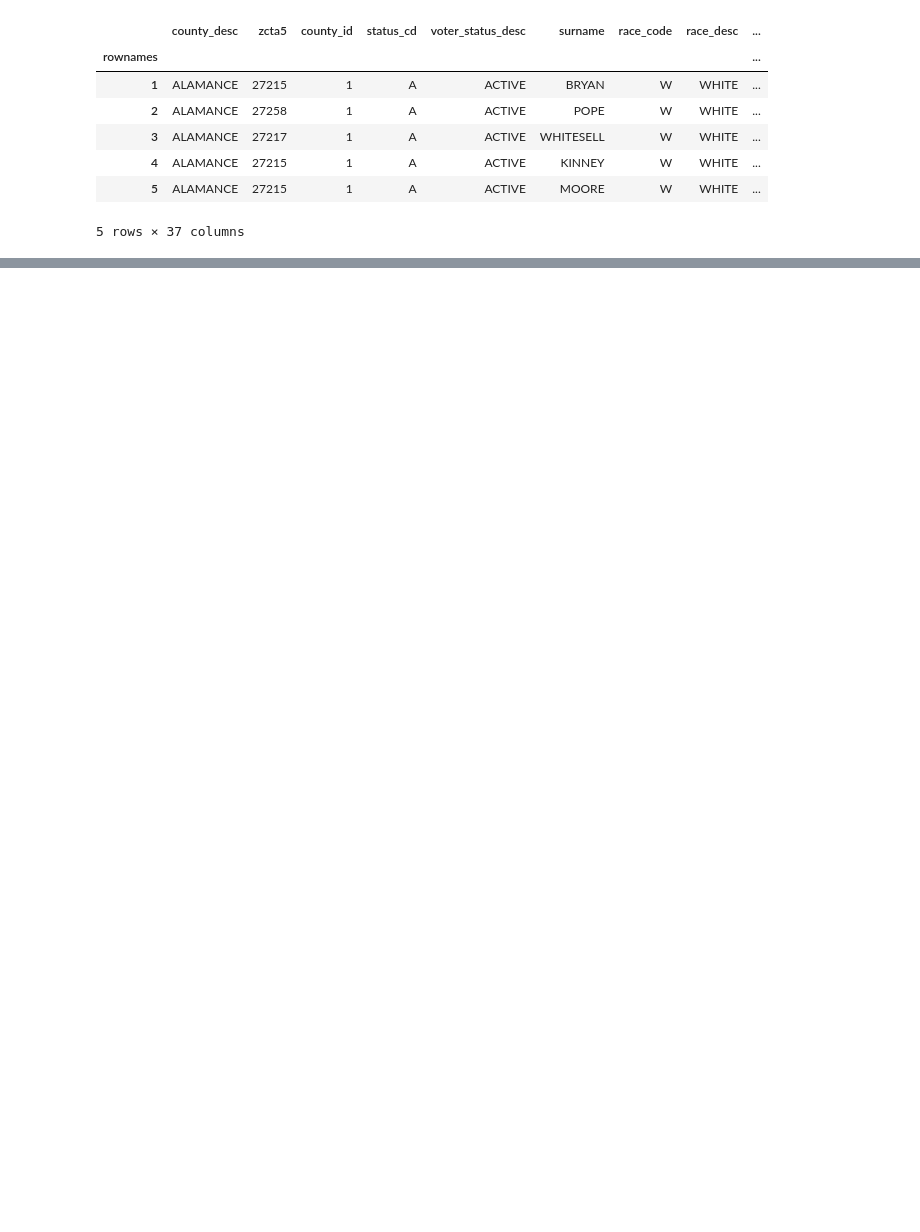
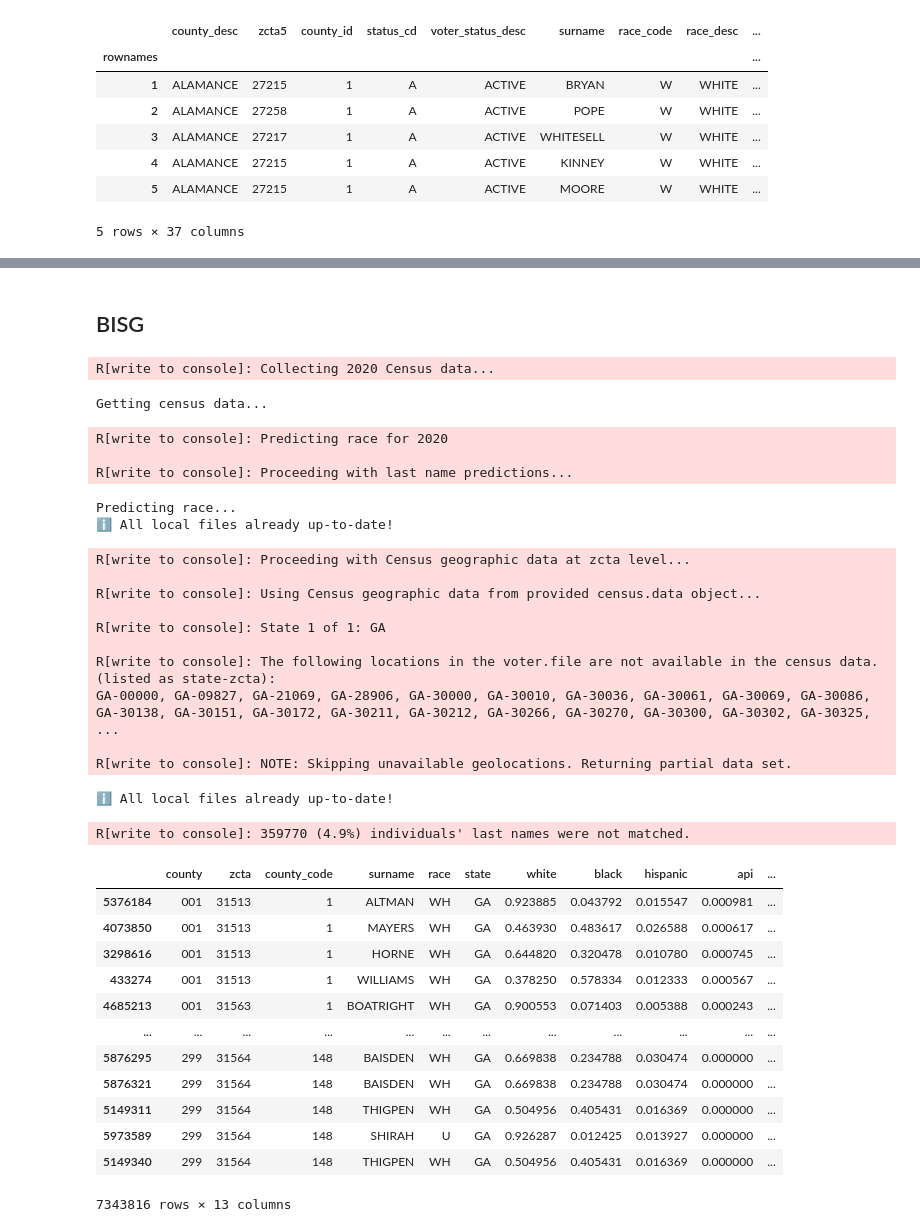
Before and after one commit to LetianY/project-bisg, a Jupyter notebook: notebooks/wru_testing.ipynb, the cells around one changed output, grey strips where cells are left out. Drawn from its saved outputs; the diff is of its cells as text; code cells hidden in the pictures; blank space fills up the shorter version.

```diff
--- a/notebooks/wru_testing.ipynb
+++ b/notebooks/wru_testing.ipynb
@@ -80,0 +178,13 @@ R[write to console]: 328614 (4.9%) individuals' last names were not matched.
+# %%
+try:
+    result = pyreadr.read_r("../data/ga_voter_reg_cleanedwbisg.rds")
+except FileNotFoundError:
+        print(f"Error: File not found.")
+        exit()
+
+if not result:
+    print("Error: No data found in the .rds file.")
+    exit()
+
+df = result[list(result.keys())[0]]
+df.head()
@@ -80,0 +213,41 @@ R[write to console]: 328614 (4.9%) individuals' last names were not matched.
+# %%
+df = df[['county', 'zcta5', 'county_code', 'surname', 'race', 'state']]
+# %% [markdown]
+## BISG
+# %%
+bisg_result = wru_predictor.inference(df, model='BISG', state="GA", year="2020", census_geo="zcta", census_surname=True,
+                                 surname_only=False, names_to_use="surname", impute_missing=False, skip_bad_geos=True, use_counties=False)
+bisg_result
+# %% [output]
+R[write to console]: Collecting 2020 Census data...
+Getting census data...
+R[write to console]: Predicting race for 2020
+
+R[write to console]: Proceeding with last name predictions...
+Predicting race...
+ℹ All local files already up-to-date!
+R[write to console]: Proceeding with Census geographic data at zcta level...
+
+R[write to console]: Using Census geographic data from provided census.data object...
+
+R[write to console]: State 1 of 1: GA
+
+R[write to console]: The following locations in the voter.file are not available in the census data.(listed as state-zcta):
+GA-00000, GA-09827, GA-21069, GA-28906, GA-30000, GA-30010, GA-30036, GA-30061, GA-30069, GA-30086, GA-30138, GA-30151, GA-30172, GA-30211, GA-30212, GA-30266, GA-30270, GA-30300, GA-30302, GA-30325,  ...
+
+R[write to console]: NOTE: Skipping unavailable geolocations. Returning partial data set.
+ℹ All local files already up-to-date!
+R[write to console]: 359770 (4.9%) individuals' last names were not matched.
+|  | county | zcta | county_code | surname | race | state | white | black | hispanic | api | ... |
+| 5376184 | 001 | 31513 | 1 | ALTMAN | WH | GA | 0.923885 | 0.043792 | 0.015547 | 0.000981 | ... |
+| 4073850 | 001 | 31513 | 1 | MAYERS | WH | GA | 0.463930 | 0.483617 | 0.026588 | 0.000617 | ... |
+| 3298616 | 001 | 31513 | 1 | HORNE | WH | GA | 0.644820 | 0.320478 | 0.010780 | 0.000745 | ... |
+| 433274 | 001 | 31513 | 1 | WILLIAMS | WH | GA | 0.378250 | 0.578334 | 0.012333 | 0.000567 | ... |
+| 4685213 | 001 | 31563 | 1 | BOATRIGHT | WH | GA | 0.900553 | 0.071403 | 0.005388 | 0.000243 | ... |
+| ... | ... | ... | ... | ... | ... | ... | ... | ... | ... | ... | ... |
+| 5876295 | 299 | 31564 | 148 | BAISDEN | WH | GA | 0.669838 | 0.234788 | 0.030474 | 0.000000 | ... |
+| 5876321 | 299 | 31564 | 148 | BAISDEN | WH | GA | 0.669838 | 0.234788 | 0.030474 | 0.000000 | ... |
+| 5149311 | 299 | 31564 | 148 | THIGPEN | WH | GA | 0.504956 | 0.405431 | 0.016369 | 0.000000 | ... |
+| 5973589 | 299 | 31564 | 148 | SHIRAH | U | GA | 0.926287 | 0.012425 | 0.013927 | 0.000000 | ... |
+| 5149340 | 299 | 31564 | 148 | THIGPEN | WH | GA | 0.504956 | 0.405431 | 0.016369 | 0.000000 | ... |
+7343816 rows × 13 columns
```
Also changed, not shown: parts of 28 cells of this notebook, 2 other files.
